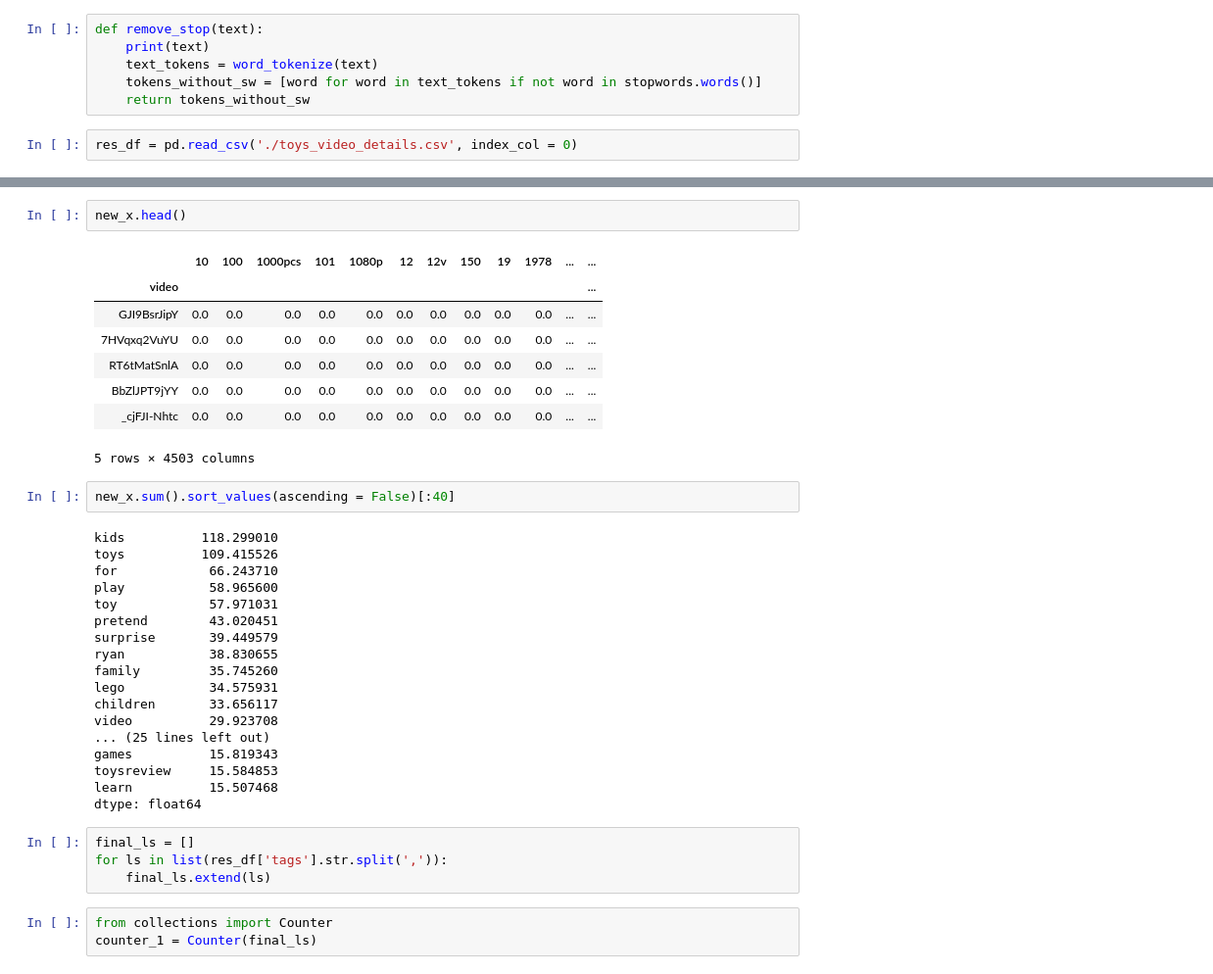
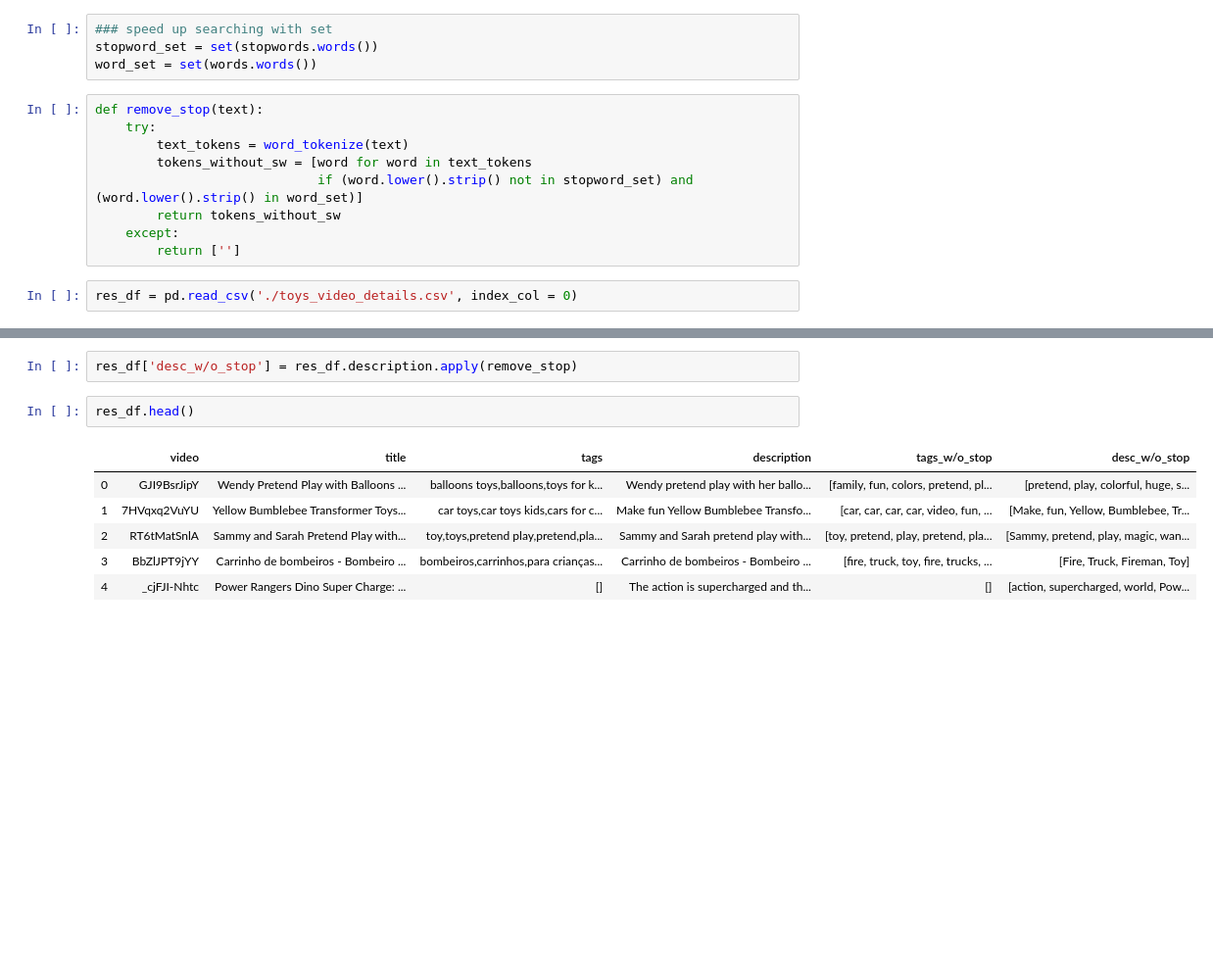
Before and after one commit to qiaoliuhub/kidtube, a Jupyter notebook: Kidtube.ipynb, the cells around one changed output, grey strips where cells are left out. Shown at 98% size. Saved outputs shown, nothing was run; the diff lists cells and outputs as text; blank space fills up the shorter version.

```diff
--- a/Kidtube.ipynb
+++ b/Kidtube.ipynb
@@ -137,9 +184,16 @@ stop_words = set(stopwords.words('english'))
+# %%
+### speed up searching with set
+stopword_set = set(stopwords.words())
+word_set = set(words.words())
 # %%
 def remove_stop(text):
-    print(text)
-    text_tokens = word_tokenize(text)
-    tokens_without_sw = [word for word in text_tokens if not word in stopwords.words()]
-    return tokens_without_sw
+    try:
+        text_tokens = word_tokenize(text)
+        tokens_without_sw = [word for word in text_tokens
+                             if (word.lower().strip() not in stopword_set) and (word.lower().strip() in word_set)]
+        return tokens_without_sw
+    except:
+        return ['']
 # %%
 res_df = pd.read_csv('./toys_video_details.csv', index_col = 0)
 # %%
@@ -185,38 +233,11 @@ new_x = pd.DataFrame(X.toarray(), columns = vectorizer.get_feature_names(), inde
+# %%
+res_df['desc_w/o_stop'] = res_df.description.apply(remove_stop)
 # %%
-new_x.head()
+res_df.head()
 # %% [output]
-|  | 10 | 100 | 1000pcs | 101 | 1080p | 12 | 12v | 150 | 19 | 1978 | ... | ... |
-| video |  |  |  |  |  |  |  |  |  |  |  | ... |
-| GJI9BsrJipY | 0.0 | 0.0 | 0.0 | 0.0 | 0.0 | 0.0 | 0.0 | 0.0 | 0.0 | 0.0 | ... | ... |
-| 7HVqxq2VuYU | 0.0 | 0.0 | 0.0 | 0.0 | 0.0 | 0.0 | 0.0 | 0.0 | 0.0 | 0.0 | ... | ... |
-| RT6tMatSnlA | 0.0 | 0.0 | 0.0 | 0.0 | 0.0 | 0.0 | 0.0 | 0.0 | 0.0 | 0.0 | ... | ... |
-| BbZlJPT9jYY | 0.0 | 0.0 | 0.0 | 0.0 | 0.0 | 0.0 | 0.0 | 0.0 | 0.0 | 0.0 | ... | ... |
-| _cjFJI-Nhtc | 0.0 | 0.0 | 0.0 | 0.0 | 0.0 | 0.0 | 0.0 | 0.0 | 0.0 | 0.0 | ... | ... |
+|  | video | title | tags | description | tags_w/o_stop | desc_w/o_stop |
+| 0 | GJI9BsrJipY | Wendy Pretend Play with Balloons ... | balloons toys,balloons,toys for k... | Wendy pretend play with her ballo... | [family, fun, colors, pretend, pl... | [pretend, play, colorful, huge, s... |
+| 1 | 7HVqxq2VuYU | Yellow Bumblebee Transformer Toys... | car toys,car toys kids,cars for c... | Make fun Yellow Bumblebee Transfo... | [car, car, car, car, video, fun, ... | [Make, fun, Yellow, Bumblebee, Tr... |
+| 2 | RT6tMatSnlA | Sammy and Sarah Pretend Play with... | toy,toys,pretend play,pretend,pla... | Sammy and Sarah pretend play with... | [toy, pretend, play, pretend, pla... | [Sammy, pretend, play, magic, wan... |
+| 3 | BbZlJPT9jYY | Carrinho de bombeiros - Bombeiro ... | bombeiros,carrinhos,para crianças... | Carrinho de bombeiros - Bombeiro ... | [fire, truck, toy, fire, trucks, ... | [Fire, Truck, Fireman, Toy] |
+| 4 | _cjFJI-Nhtc | Power Rangers Dino Super Charge: ... | [] | The action is supercharged and th... | [] | [action, supercharged, world, Pow... |
-5 rows × 4503 columns
-# %%
-new_x.sum().sort_values(ascending = False)[:40]
-# %% [output]
-kids          118.299010
-toys          109.415526
-for            66.243710
-play           58.965600
-toy            57.971031
-pretend        43.020451
-surprise       39.449579
-ryan           38.830655
-family         35.745260
-lego           34.575931
-children       33.656117
-video          29.923708
-... (25 lines left out)
-games          15.819343
-toysreview     15.584853
-learn          15.507468
-dtype: float64
-# %%
-final_ls = []
-for ls in list(res_df['tags'].str.split(',')):
-    final_ls.extend(ls)
-# %%
-from collections import Counter
-counter_1 = Counter(final_ls)
```
Also changed, not shown: parts of 34 cells of this notebook, 2 other files.
